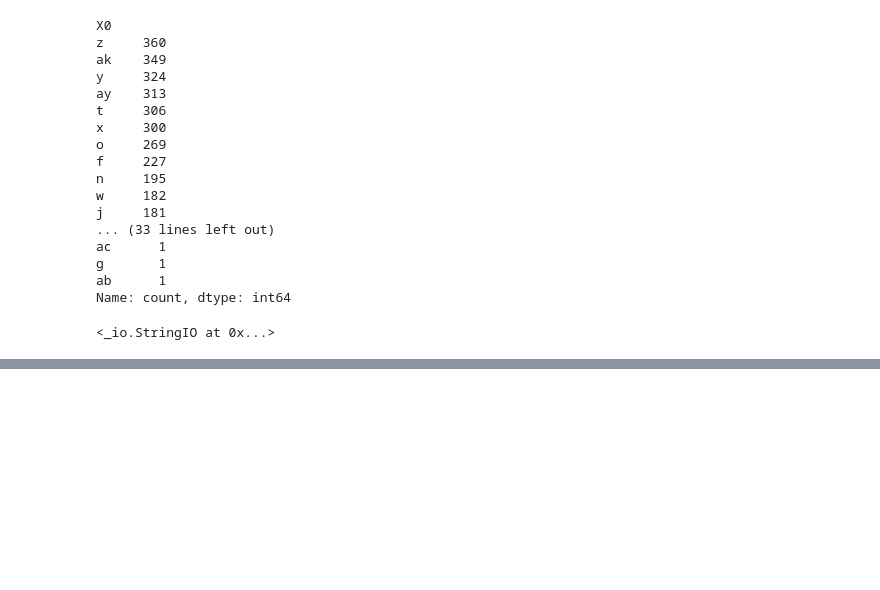
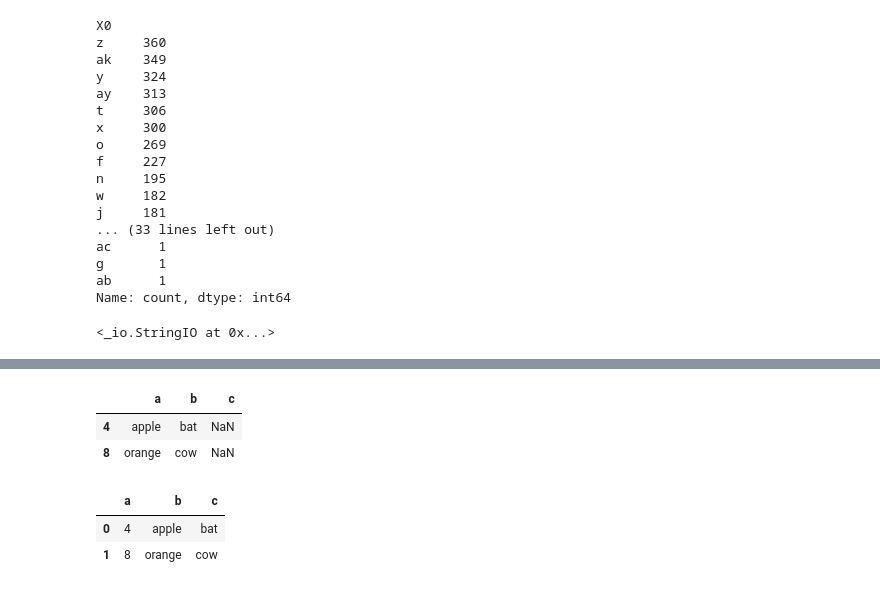
Before and after one commit to Yadnu/Data-Science-Practice, a Jupyter notebook: Day1.ipynb, the cells around one changed output, grey strips where cells are left out. Cells and saved outputs as stored; diff of their text form; code cells hidden in the pictures; blank space fills up the shorter version.

```diff
--- a/Day1.ipynb
+++ b/Day1.ipynb
@@ -117,0 +124,16 @@ no changes added to commit (use "git add" and/or "git commit -a")
+# %%
+data = ('a,b,c\n'
+           '4,apple,bat,\n'
+            '8,orange,cow,')
+# %%
+pd.read_csv(StringIO(data))
+# %% [output]
+|  | a | b | c |
+| 4 | apple | bat | NaN |
+| 8 | orange | cow | NaN |
+# %%
+pd.read_csv(StringIO(data),index_col=False)
+# %% [output]
+|  | a | b | c |
+| 0 | 4 | apple | bat |
+| 1 | 8 | orange | cow |
```
Also changed, not shown: parts of 6 cells of this notebook, 1 other file.
